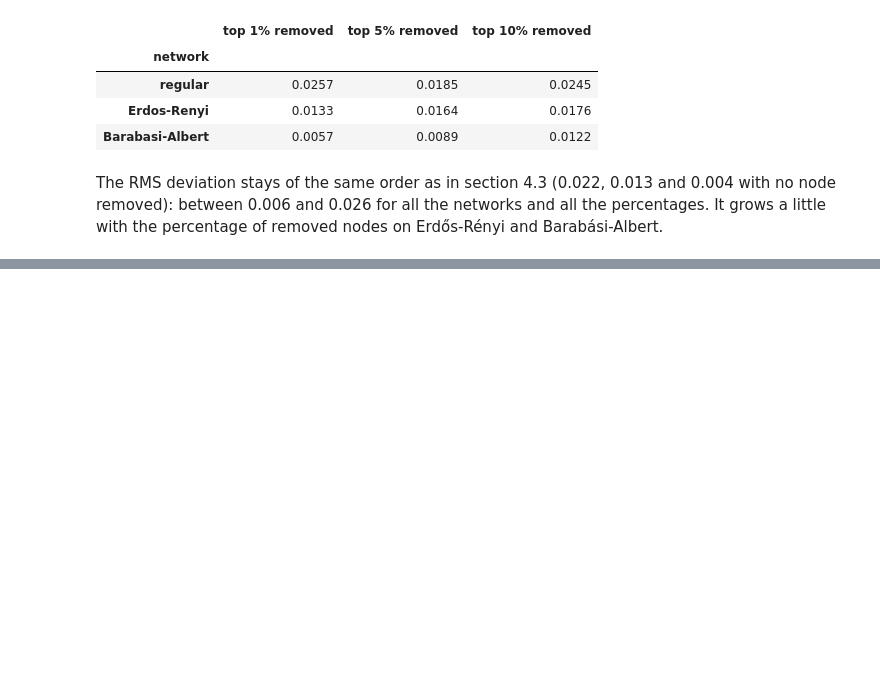
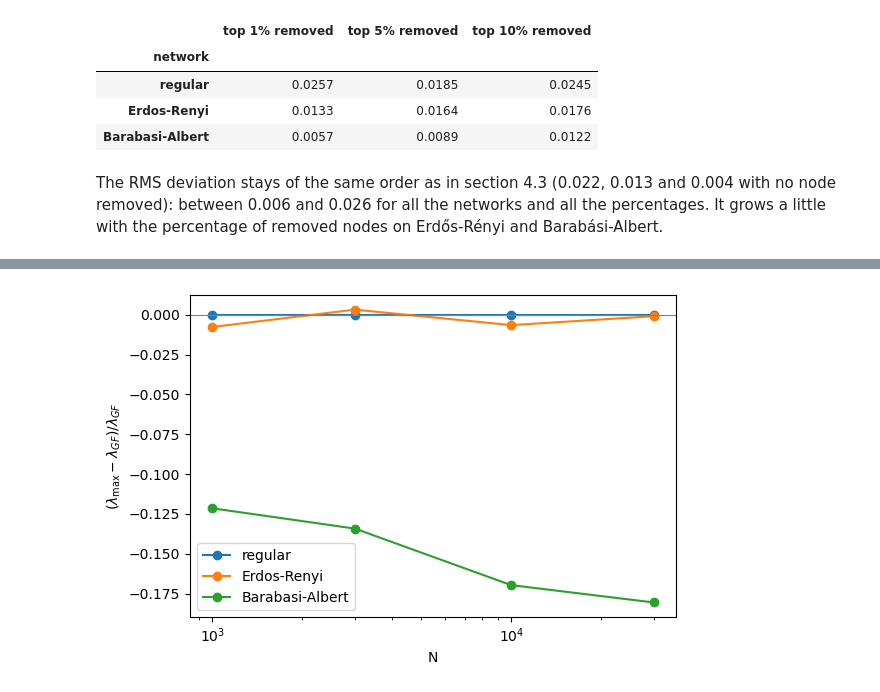
Before and after one commit to riccorte/Cascade-Screening-in-Complex-Networks, a Jupyter notebook: notebooks/01_site_percolation_mp_vs_mc.ipynb, the cells around one changed output, grey strips where cells are left out. Saved outputs shown, nothing was run; the diff lists cells and outputs as text; code cells hidden in the pictures; blank space fills up the shorter version.

```diff
--- a/notebooks/01_site_percolation_mp_vs_mc.ipynb
+++ b/notebooks/01_site_percolation_mp_vs_mc.ipynb
@@ -876,0 +1026,31 @@ the percentage of removed nodes on Erdős-Rényi and Barabási-Albert.
+# %%
+dimensioni = [1000, 3000, 10000, 30000]
+
+def genera(tipo, N, seed):
+    if tipo == "regular":
+        return nx.random_regular_graph(k_reg, N, seed=seed)
+    if tipo == "Erdos-Renyi":
+        return nx.gnp_random_graph(N, k_er / (N - 1), seed=seed)
+    return nx.barabasi_albert_graph(N, m_ba, seed=seed)
+
+righe = []
+for tipo in grafi:
+    for N in dimensioni:
+        g = genera(tipo, N, seed=1)
+        gradi = np.array([d for _, d in g.degree])
+        lam_gf = (gradi ** 2).mean() / gradi.mean() - 1 # eq 8.17
+        lam = lambda_max(matrice_G(g)[0])
+
+        g_rim = g.copy()      # same degrees, links shuffled
+        nx.double_edge_swap(g_rim, nswap=10 * g.number_of_edges(), max_tries=100 * g.number_of_edges(), seed=2)
+
+        righe.append({"network": tipo, "N": N,
+                      "k max": gradi.max(),
+                      "r": nx.degree_assortativity_coefficient(g) if tipo != "regular" else np.nan,
+                      "lambda GF": lam_gf,
+                      "lambda_max": lam,
+                      "lambda_max rewired": lambda_max(matrice_G(g_rim)[0]),
+                      "relative difference": (lam - lam_gf) / lam_gf})
+
+tabella_N = pd.DataFrame(righe).set_index(["network", "N"])
+tabella_N.round(3)
@@ -876,0 +1072,14 @@ the percentage of removed nodes on Erdős-Rényi and Barabási-Albert.
+# %%
+# relative difference between lambda_max and the generating functions, one line per network
+fig, ax = plt.subplots(figsize=(6, 4))
+for tipo in grafi:
+    ax.plot(dimensioni, tabella_N.loc[tipo, "relative difference"], "o-", label=tipo)
+ax.axhline(0, color="gray", lw=0.8)
+ax.set_xscale("log")
+ax.set_xlabel("N")
+ax.set_ylabel(r"$(\lambda_{\max} - \lambda_{GF}) / \lambda_{GF}$")
+ax.legend()
+plt.tight_layout()
+plt.show()
+# %% [output]
+[figure, added]
```
Also changed, not shown: parts of 18 cells of this notebook, 4 other files.
